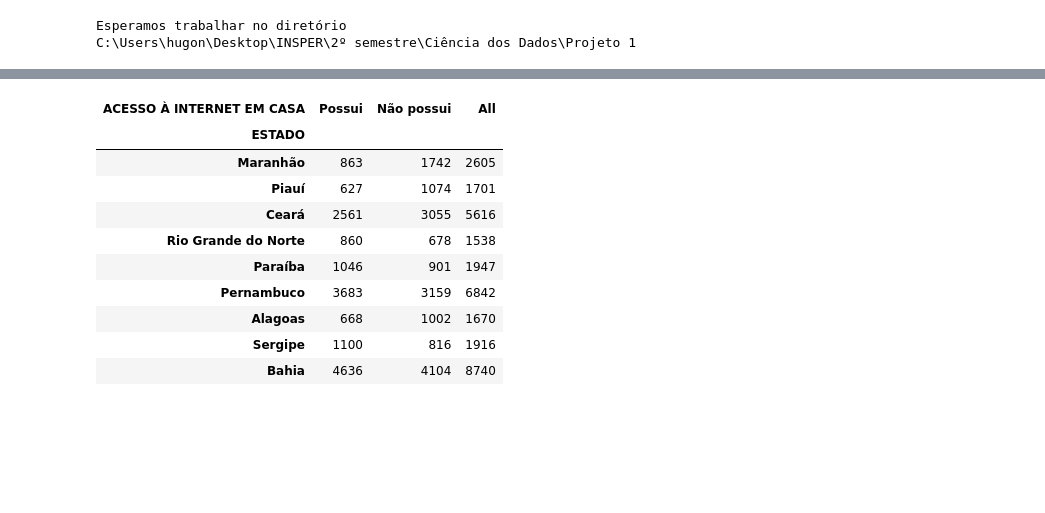
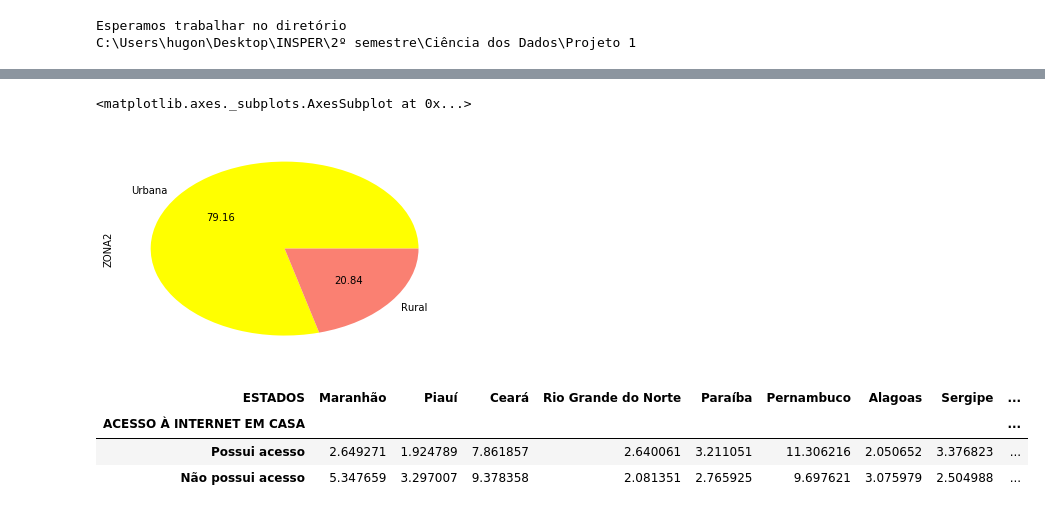
Before and after one commit to hugogr99/CIENCIA-DOS-DADOS, a Jupyter notebook: Projeto 1.ipynb, the cells around one changed output, grey strips where cells are left out. Cells and saved outputs as stored; diff of their text form; code cells hidden in the pictures; blank space fills up the shorter version.

```diff
--- a/Projeto 1.ipynb
+++ b/Projeto 1.ipynb
@@ -29,20 +30,20 @@ dados.TAB = dados.V02325.astype('category')
 #dados.T = dados.V0226.astype('category')
 # %%
 dados.UF.cat.categories = (['Rondônia','Acre','Amazonas','Roraima','Pará','Amapá','Tocantins','Maranhão','Piauí','Ceará','Rio Grande do Norte','Paraíba','Pernambuco','Alagoas','Sergipe','Bahia','Minas Gerais','Espírito Santo','Rio de Janeiro','São Paulo','Paraná','Santa Catarina','Rio Grande do Sul','Mato Grosso do Sul','Mato Grosso','Goiás','Distrito Federal'])
-dados.ACESSO.cat.categories = (['Possui','Não possui'])
+dados.ACESSO.cat.categories = (['Possui acesso','Não possui acesso'])
 dados.SALARIO.cat.categories = (['0','Até 0,25','0,25 - 0,5','0,5 - 1','1 - 2','2 - 3','3 - 5','+5','Sem declaração'])
 dados.COMP.cat.categories = (['Sim','Não'])
 dados.CEL.cat.categories = (['Sim','Não'])
-dados.REG.cat.categories = (['URBANA - Cidade ou vila, área urbanizada', 'URBANA - Cidade ou vila, área não urbanizada','URBANA - área urbana isolada','RURAL - Aglomerado rural de extensão urbana','RURAL - Aglomerado rural, isolado, povoado','RURAL - Aglomerado rural, isolado, núcleo','RURAL - Aglomerado rural, isolado, outros aglomerados','RURAL - Zona rural exclusive aglomerado rural '])
+dados.REG.cat.categories = (['URBANA - Cidade ou vila, área urbanizada', 'URBANA - Cidade ou vila, área não urbanizada','URBANA - área urbana isolada','RURAL - Aglomerado rural de extensão urbana','RURAL - Aglomerado rural, isolado, povoado','RURAL - Aglomerado rural, isolado, núcleo','RURAL - Aglomerado rural, isolado, outros aglomerados','RURAL - Zona rural exclusive aglomerado rural'])
 dados.TAB.cat.categories = (['Sim','Não'])
-#dados.T.cat.categories = (['Sim','Não'])
 
+d = pd.concat([dados.UF, dados.REG, dados.SALARIO, dados.ACESSO], axis = 1)
+d.columns = ['ESTADO','ZONA','RENDA PER CAPITA (em salários mínimos (R$))','ACESSO À INTERNET EM CASA']#'ACESSO À INTERNET POR MICROCOMPUTADOR', 'ACESSO À INTERNET POR CELULAR', 'ACESSO À INTERNET POR TABLET' ]
+nordeste = d[(d['ESTADO'] == 'Maranhão') | (d['ESTADO'] == 'Piauí')| (d['ESTADO'] == 'Ceará')| (d['ESTADO'] == 'Rio Grande do Norte')| (d['ESTADO'] == 'Paraíba')| (d['ESTADO'] == 'Pernambuco')| (d['ESTADO'] == 'Alagoas')| (d['ESTADO'] == 'Sergipe')| (d['ESTADO'] == 'Bahia')]
+nordeste = nordeste.dropna()
 
+nordeste.loc[(dados.REG =='URBANA - Cidade ou vila, área urbanizada') |(dados.REG == 'URBANA - Cidade ou vila, área não urbanizada')|(dados.REG =='URBANA - área urbana isolada'), 'ZONA2'] = 'Urbana'
+nordeste.loc[(dados.REG=='RURAL - Aglomerado rural de extensão urbana')|(dados.REG=='RURAL - Aglomerado rural, isolado, povoado')|(dados.REG=='RURAL - Aglomerado rural, isolado, núcleo') | (dados.REG == 'RURAL - Aglomerado rural, isolado, outros aglomerados')|(dados.REG == 'RURAL - Zona rural exclusive aglomerado rural'), 'ZONA2']= 'Rural'
 
-d = pd.concat([dados.UF, dados.REG, dados.SALARIO, dados.ACESSO, dados.COMP, dados.CEL, dados.TAB], axis = 1)
-d.columns = ['ESTADO','ZONA','RENDA PER CAPITA (em salários mínimos (R$))','ACESSO À INTERNET EM CASA','ACESSO À INTERNET POR MICROCOMPUTADOR', 'ACESSO À INTERNET POR CELULAR', 'ACESSO À INTERNET POR TABLET' ]
-nordeste = d[(d['ESTADO'] == 'Maranhão') | (d['ESTADO'] == 'Piauí')| (d['ESTADO'] == 'Ceará')| (d['ESTADO'] == 'Rio Grande do Norte')| (d['ESTADO'] == 'Paraíba')| (d['ESTADO'] == 'Pernambuco')| (d['ESTADO'] == 'Alagoas')| (d['ESTADO'] == 'Sergipe')| (d['ESTADO'] == 'Bahia')]
-#data[(data['ZONA'] == 'RURAL - Aglomerado rural de extensão urbana')]
-nordeste = nordeste.dropna()
 nordeste
 # %% [output]
@@ -98,17 +95,18 @@ Name: ZONA, dtype: float64
+# %%
+evc = nordeste['ZONA2'].value_counts()
+evc.plot(kind='pie', colors=('yellow', 'salmon'), autopct="%.2f", legend=False)
+# %% [output]
+<matplotlib.axes._subplots.AxesSubplot at 0x...>
+[figure, added]
 # %%
-#TABELA DE ACESSO À INTERNET NO NORDESTE (EM Nº DE DOMÍCILIOS EM CADA ESTADO)
-ct=pd.crosstab(nordeste['ESTADO'], nordeste['ACESSO À INTERNET EM CASA'], margins=True, rownames=['ESTADO'], colnames=['ACESSO À INTERNET EM CASA'])
-ct=ct.loc[['Maranhão','Piauí','Ceará','Rio Grande do Norte','Paraíba','Pernambuco','Alagoas','Sergipe','Bahia']]
-ct
+#TABELA DE ACESSO À INTERNET NO NORDESTE (EM % POR ESTADO)
+
+ct1=pd.crosstab(nordeste['ACESSO À INTERNET EM CASA'], nordeste['ESTADO'], margins=True, rownames=['ACESSO À INTERNET EM CASA'], colnames=['ESTADOS'], normalize=True)*100
+#ct1 = ct1[7:15]
+ct1 = ct1.head(2)
+ct1
 # %% [output]
-| ACESSO À INTERNET EM CASA | Possui | Não possui | All |
-| ESTADO |  |  |  |
-| Maranhão | 863 | 1742 | 2605 |
-| Piauí | 627 | 1074 | 1701 |
-| Ceará | 2561 | 3055 | 5616 |
-| Rio Grande do Norte | 860 | 678 | 1538 |
-| Paraíba | 1046 | 901 | 1947 |
-| Pernambuco | 3683 | 3159 | 6842 |
-| Alagoas | 668 | 1002 | 1670 |
-| Sergipe | 1100 | 816 | 1916 |
-| Bahia | 4636 | 4104 | 8740 |
+| ESTADOS | Maranhão | Piauí | Ceará | Rio Grande do Norte | Paraíba | Pernambuco | Alagoas | Sergipe | ... |
+| ACESSO À INTERNET EM CASA |  |  |  |  |  |  |  |  | ... |
+| Possui acesso | 2.649271 | 1.924789 | 7.861857 | 2.640061 | 3.211051 | 11.306216 | 2.050652 | 3.376823 | ... |
+| Não possui acesso | 5.347659 | 3.297007 | 9.378358 | 2.081351 | 2.765925 | 9.697621 | 3.075979 | 2.504988 | ... |
```
Also changed, not shown: parts of 18 cells of this notebook.
